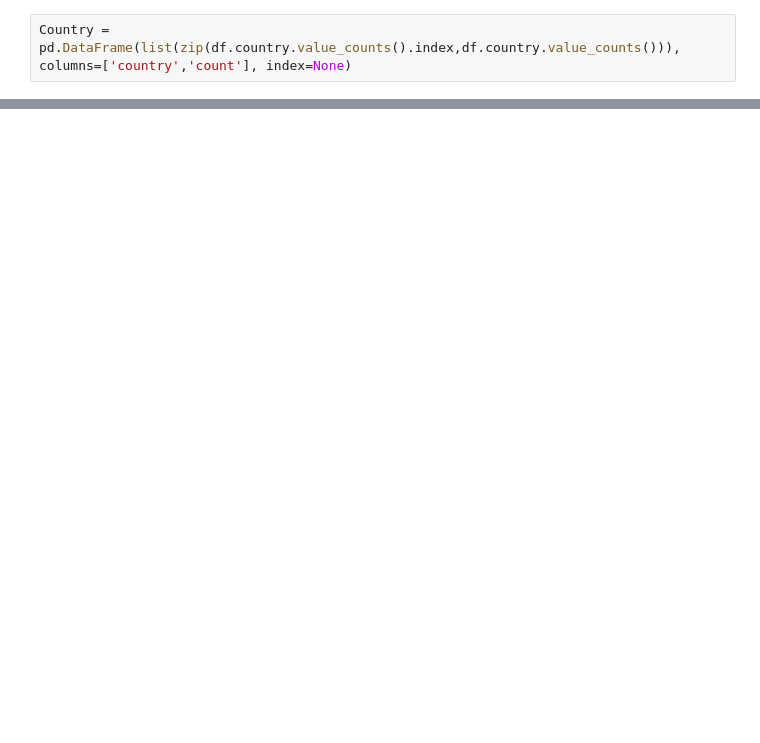
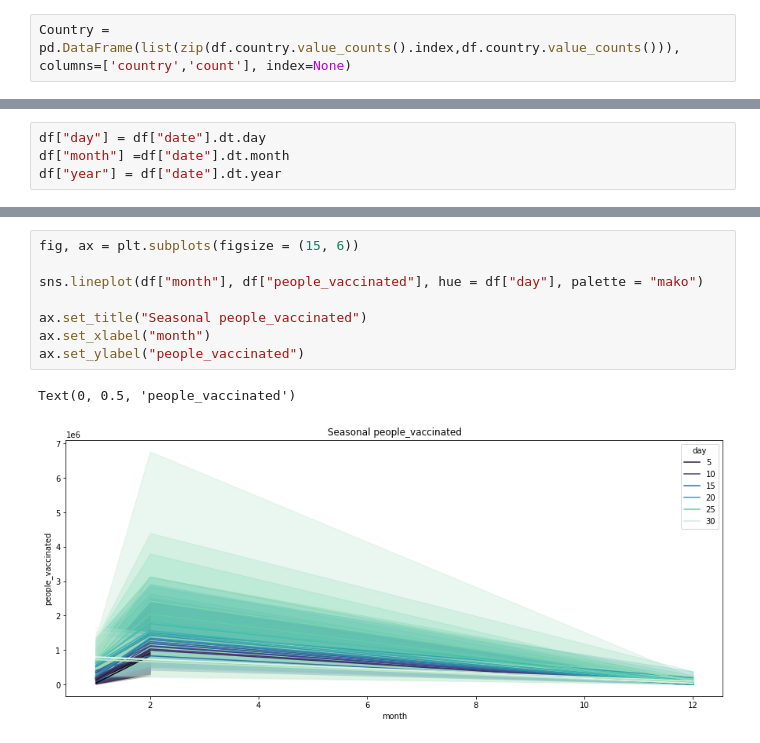
Before and after one commit to SumedhKadam1997/Data-Science-in-Python, a Jupyter notebook: Covid 19 World Vaccination Analysis.ipynb, the cells around one changed output, grey strips where cells are left out. Drawn from its saved outputs; the diff is of its cells as text; blank space fills up the shorter version.

```diff
--- a/Covid 19 World Vaccination Analysis.ipynb
+++ b/Covid 19 World Vaccination Analysis.ipynb
@@ -103,0 +201,4 @@ sns.factorplot(x="count", y="country",  data = Country , kind = "bar", size = 10
+# %%
+df["day"] = df["date"].dt.day
+df["month"] =df["date"].dt.month
+df["year"] = df["date"].dt.year
@@ -103,0 +221,11 @@ sns.factorplot(x="count", y="country",  data = Country , kind = "bar", size = 10
+# %%
+fig, ax = plt.subplots(figsize = (15, 6))
+
+sns.lineplot(df["month"], df["people_vaccinated"], hue = df["day"], palette = "mako")
+
+ax.set_title("Seasonal people_vaccinated")
+ax.set_xlabel("month")
+ax.set_ylabel("people_vaccinated")
+# %% [output]
+Text(0, 0.5, 'people_vaccinated')
+[figure, added]
```
Also changed, not shown: parts of 19 cells of this notebook, 15 other files.
